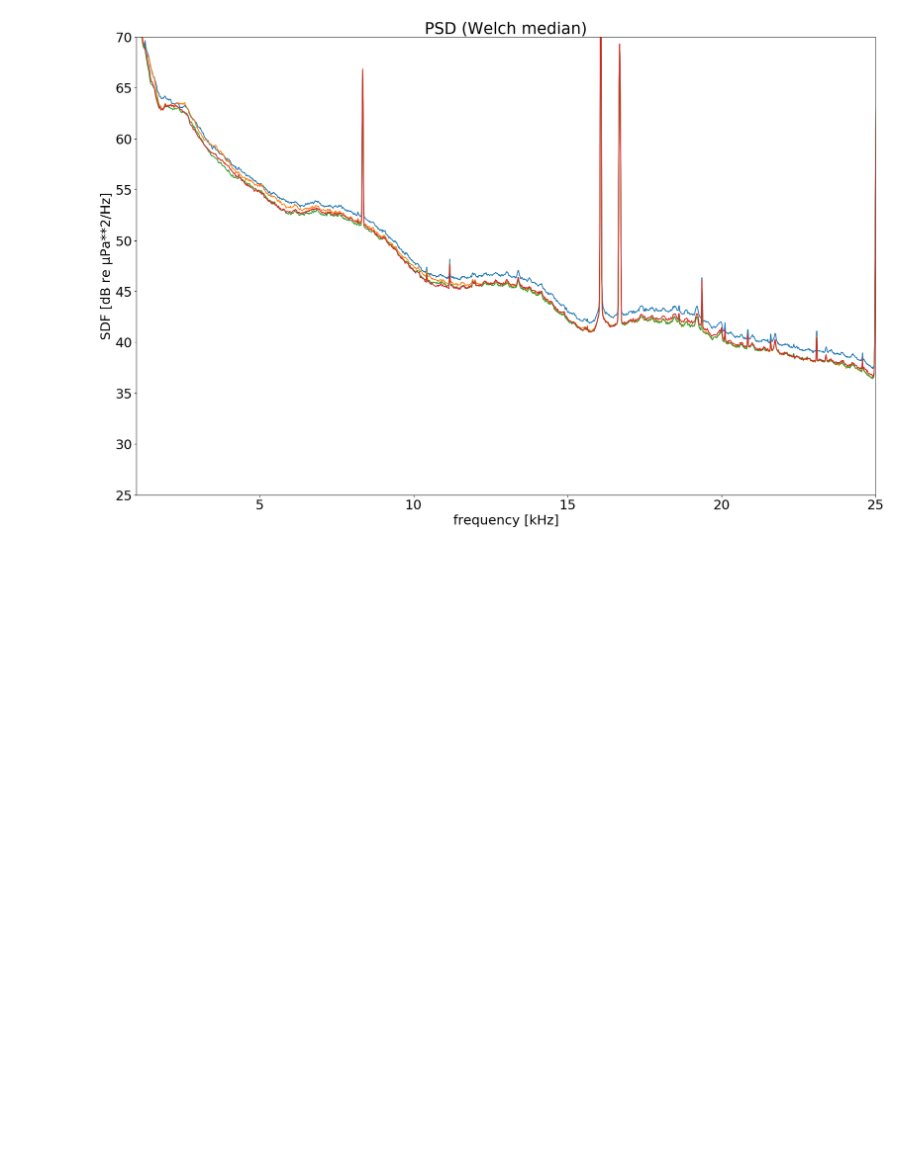
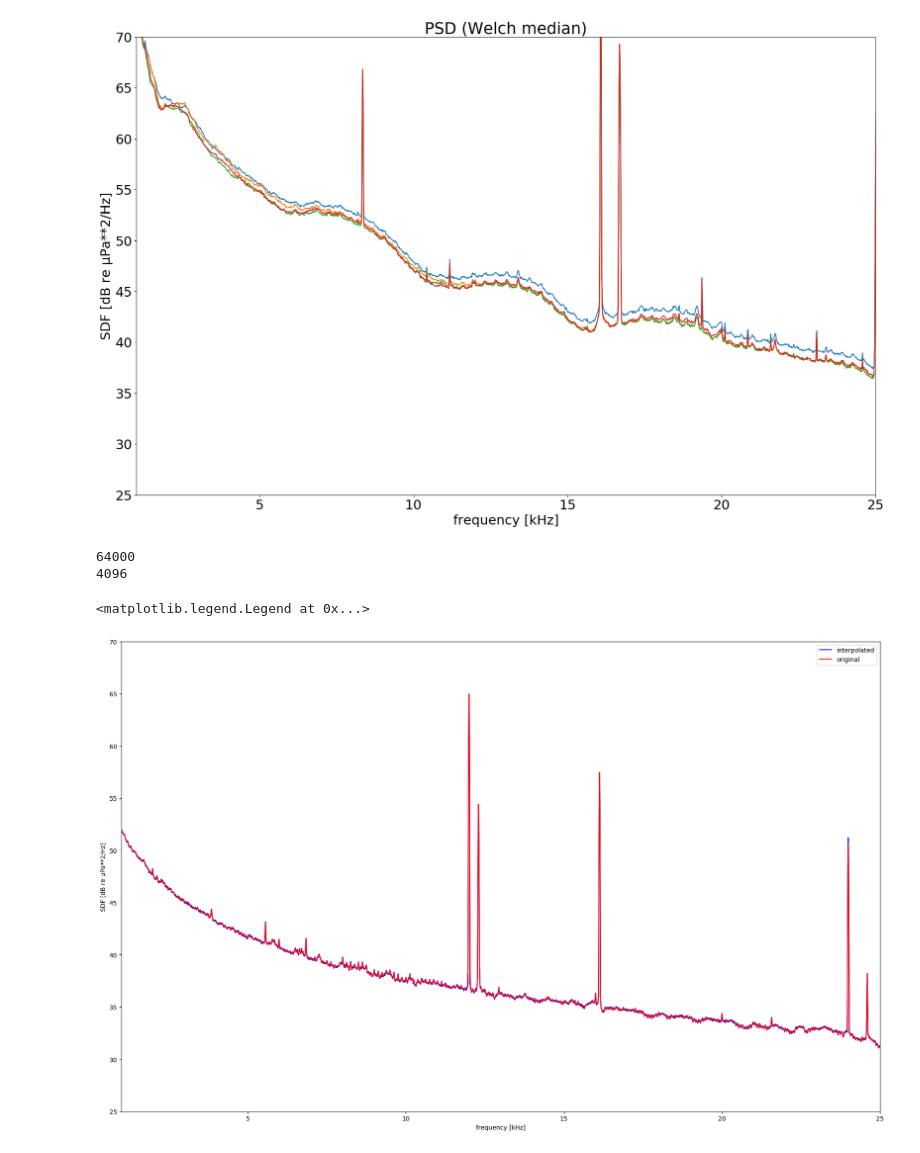
Before and after one commit to Ocean-Data-Lab/ooipy, a Jupyter notebook: demo.ipynb, the cells around one changed output. Cells and saved outputs as stored; diff of their text form; code cells hidden in the pictures; blank space fills up the shorter version.

```diff
--- a/demo.ipynb
+++ b/demo.ipynb
@@ -105,3 +105,28 @@ plt.show()
 # %% [output]
 [figure]
 [figure]
+# %%
+import numpy as np
+from matplotlib import pyplot as plt
+import datetime
+import ooi_data_processing_library as ooilib
+
+# test interpolation option in PSD estimates
+start_time = datetime.datetime(2016,10,6,0,0,0) # time of first sample
+end_time = datetime.datetime(2016,10,6,0,5,0) # time of last sample
+f1, psd_interpolate = ooilib.compute_psd_welch(start_time, end_time, node='/PC01A', interpolate=1.0)
+f, psd = ooilib.compute_psd_welch(start_time, end_time, node='/PC01A')
+
+fig, ax = plt.subplots(figsize=(22,14), dpi=100)
+plt.plot(f1/1000, psd_interpolate,label='interpolated',color='b')
+plt.plot(f/1000, psd,label='original',color='r')
+plt.xlabel('frequency [kHz]')
+plt.ylabel('SDF [dB re µPa**2/Hz]')
+plt.xlim(1,25)
+plt.ylim(25,70)
+plt.legend()
+# %% [output]
+64000
+4096
+<matplotlib.legend.Legend at 0x...>
+[figure, added]
```
Also changed, not shown: parts of 13 cells of this notebook, 1 other file.
